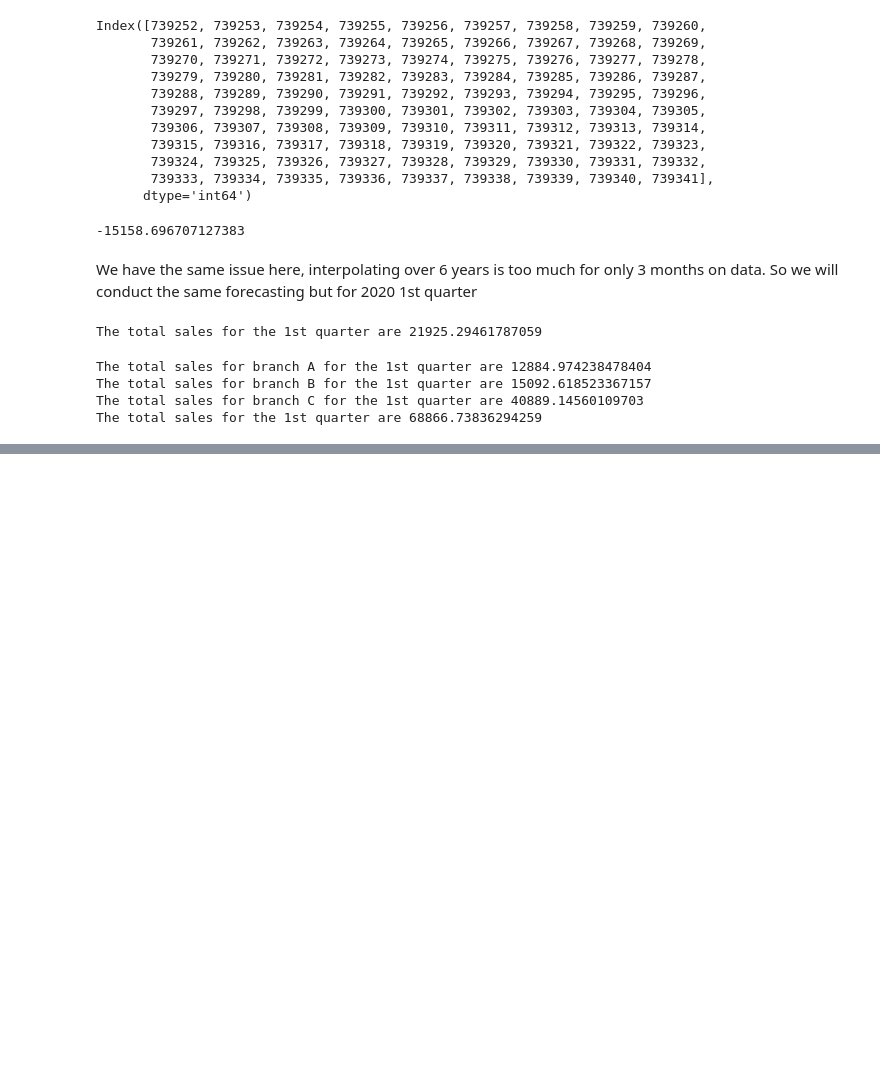
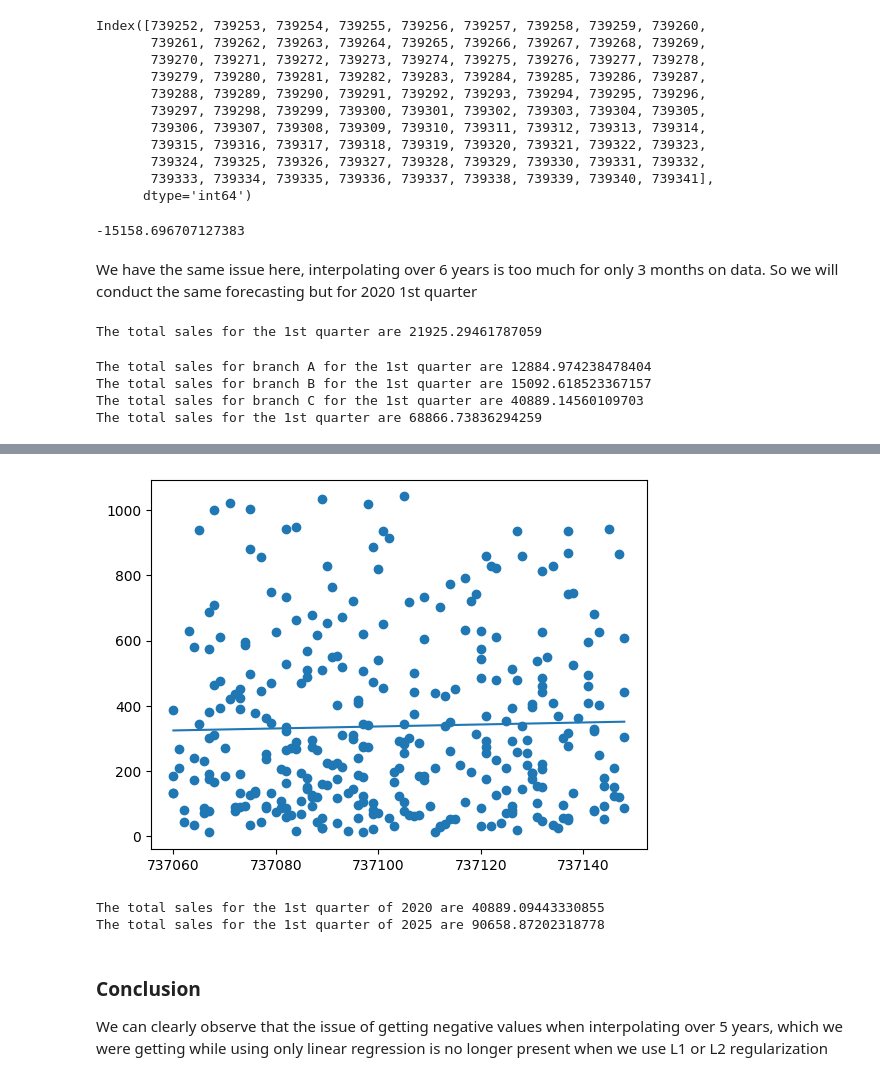
Before and after one commit to scorch056/ML-Lab, a Jupyter notebook: ML_Lab_1/sales forecasting.ipynb, the cells around one changed output, grey strips where cells are left out. Saved outputs shown, nothing was run; the diff lists cells and outputs as text; code cells hidden in the pictures; blank space fills up the shorter version.

```diff
--- a/ML_Lab_1/sales forecasting.ipynb
+++ b/ML_Lab_1/sales forecasting.ipynb
@@ -230,0 +253,22 @@ The total sales for the 1st quarter are 68866.73836294259
+# %%
+## L1 regularization
+ridge = Ridge()
+ridge.fit(X, y)
+y_pred_l2 = ridge.predict(X)
+
+## Plotting
+plt.scatter(X,y)
+plt.plot(X,y_pred_l2)
+plt.show()
+# %% [output]
+[figure, added]
+# %%
+print(f"The total sales for the 1st quarter of 2020 are {ridge.predict(X_forecast).sum()}")
+
+print(f"The total sales for the 1st quarter of 2025 are {ridge.predict(X_forecast_25).sum()}")
+# %% [output]
+The total sales for the 1st quarter of 2020 are 40889.09443330855
+The total sales for the 1st quarter of 2025 are 90658.87202318778
+# %% [markdown]
+### Conclusion
+We can clearly observe that the issue of getting negative values when interpolating over 5 years, which we were getting while using only linear regression is no longer present when we use L1 or L2 regularization
```
Also changed, not shown: parts of 5 cells of this notebook, 3 other files.
